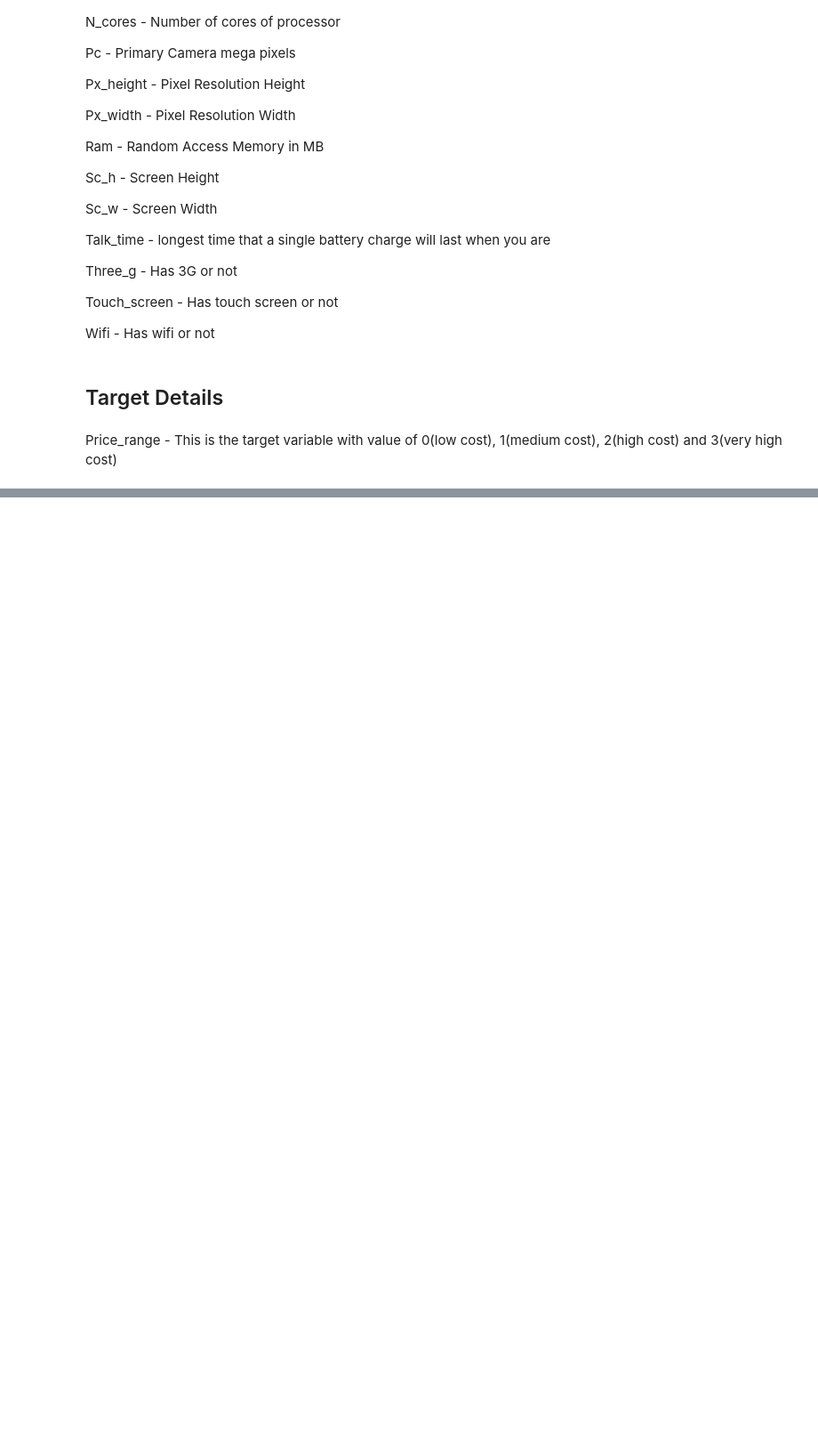
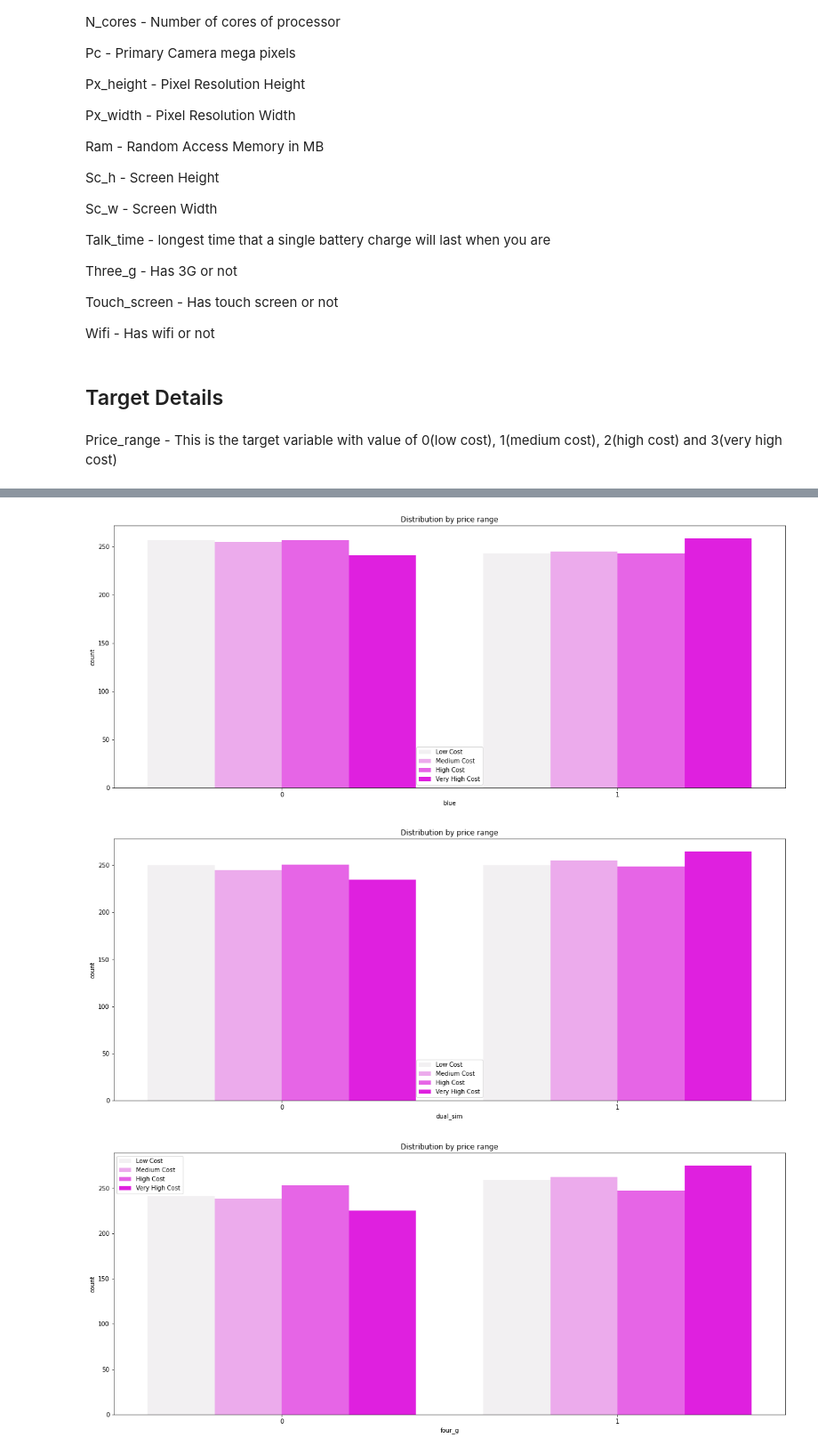
Before and after one commit to Shyam-S-Mishra/Shyam_S_Mishra_Supervised-ML_Capstone_Project_Classification, a Jupyter notebook: Shyam_Shubham_Mishra_Supervised_ML_Capstone_Project_Classification.ipynb, the cells around one changed output, grey strips where cells are left out. Shown: that part at 89% size. Saved outputs shown, nothing was run; the diff lists cells and outputs as text; code cells hidden in the pictures; blank space fills up the shorter version.

```diff
--- a/Shyam_Shubham_Mishra_Supervised_ML_Capstone_Project_Classification.ipynb
+++ b/Shyam_Shubham_Mishra_Supervised_ML_Capstone_Project_Classification.ipynb
@@ -256,0 +326,13 @@ Price_range - This is the target variable with value of 0(low cost), 1(medium co
+# %%
+for col in categorical_features :
+
+  fig = plt.figure(figsize=(20,8))
+  ax = fig.gca()
+  sns.countplot(data=dataset, x= col, hue="price_range", color = 'magenta')
+  ax.set_title('Distribution by price range')
+  ax.set_xlabel(col)
+  ax.legend(['Low Cost', 'Medium Cost', 'High Cost', 'Very High Cost'])
+# %% [output]
+[figure, added]
+[figure, added]
+[figure, added]
```
Also changed, not shown: parts of 8 cells of this notebook.
